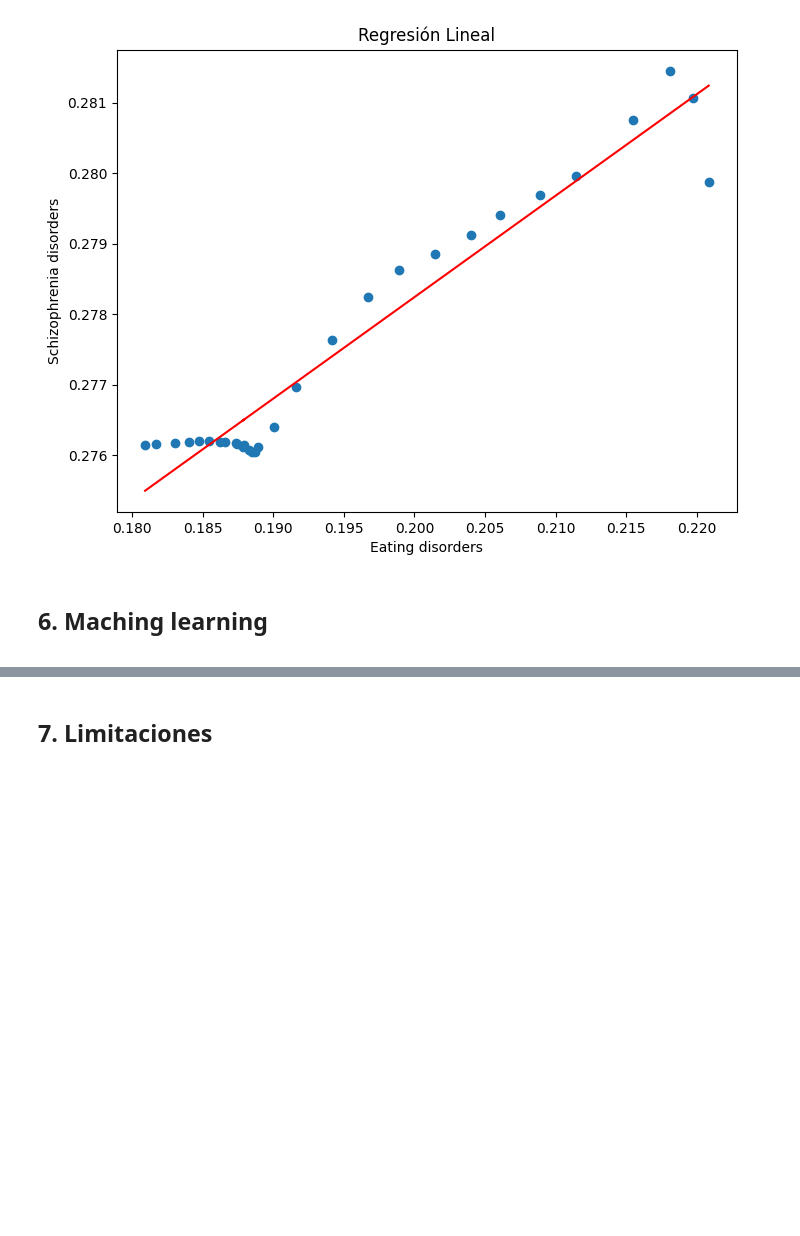
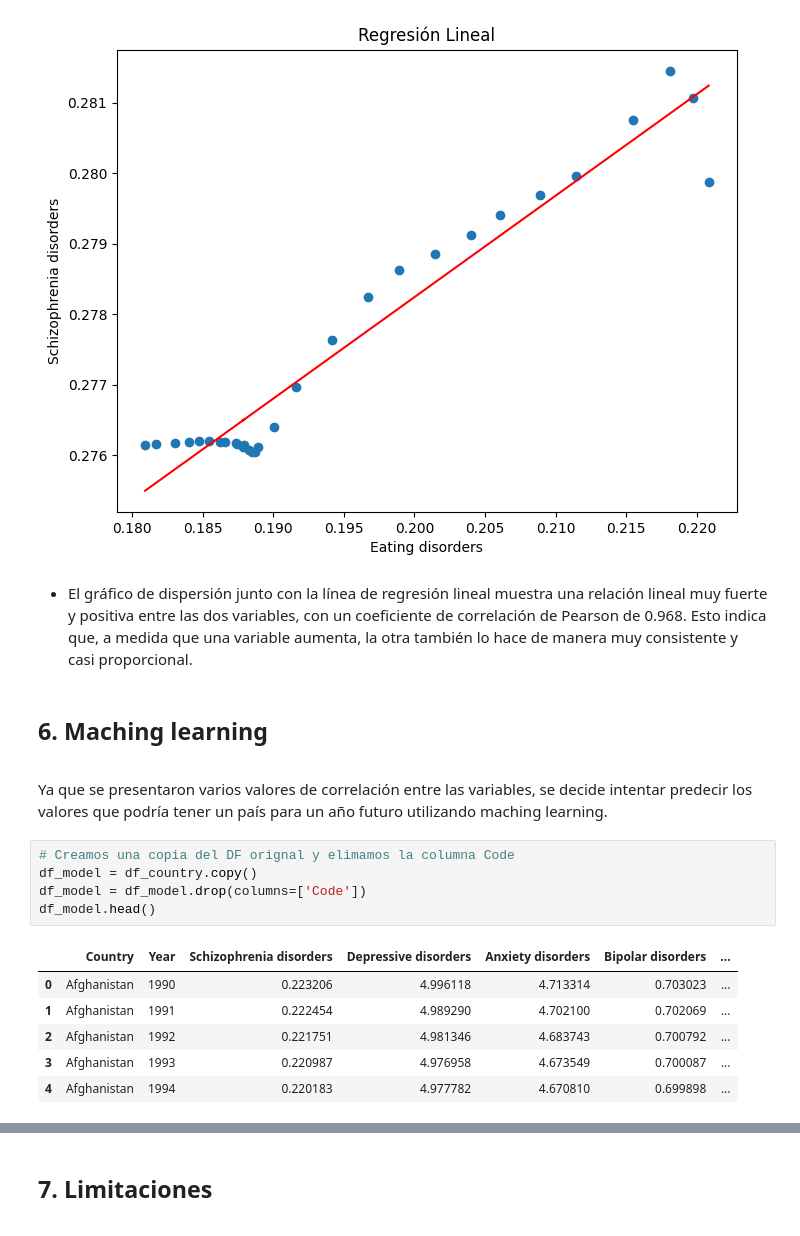
Before and after one commit to SantiagoGil93/Proyecto_BootCamp, a Jupyter notebook: Proyecto_Final_BootCamp_TalentoTech.ipynb, the cells around one changed output, grey strips where cells are left out. Cells and saved outputs as stored; diff of their text form; blank space fills up the shorter version.

```diff
--- a/Proyecto_Final_BootCamp_TalentoTech.ipynb
+++ b/Proyecto_Final_BootCamp_TalentoTech.ipynb
@@ -743,6 +784,22 @@ plt.ylabel('Schizophrenia disorders')
 plt.show()
 # %% [output]
 [figure]
+# %% [markdown]
+* El gráfico de dispersión junto con la línea de regresión lineal muestra una relación lineal muy fuerte y positiva entre las dos variables, con un coeficiente de correlación de Pearson de 0.968. Esto indica que, a medida que una variable aumenta, la otra también lo hace de manera muy consistente y casi proporcional.
 # %% [markdown]
 ## 6. Maching learning
 <a name='maching_learning'></a>
+# %% [markdown]
+Ya que se presentaron varios valores de correlación entre las variables, se decide intentar predecir los valores que podría tener un país para un año futuro utilizando maching learning.
+# %%
+# Creamos una copia del DF orignal y elimamos la columna Code
+df_model = df_country.copy()
+df_model = df_model.drop(columns=['Code'])
+df_model.head()
+# %% [output]
+|  | Country | Year | Schizophrenia disorders | Depressive disorders | Anxiety disorders | Bipolar disorders | ... |
+| 0 | Afghanistan | 1990 | 0.223206 | 4.996118 | 4.713314 | 0.703023 | ... |
+| 1 | Afghanistan | 1991 | 0.222454 | 4.989290 | 4.702100 | 0.702069 | ... |
+| 2 | Afghanistan | 1992 | 0.221751 | 4.981346 | 4.683743 | 0.700792 | ... |
+| 3 | Afghanistan | 1993 | 0.220987 | 4.976958 | 4.673549 | 0.700087 | ... |
+| 4 | Afghanistan | 1994 | 0.220183 | 4.977782 | 4.670810 | 0.699898 | ... |
```
Also changed, not shown: parts of 36 cells of this notebook.
